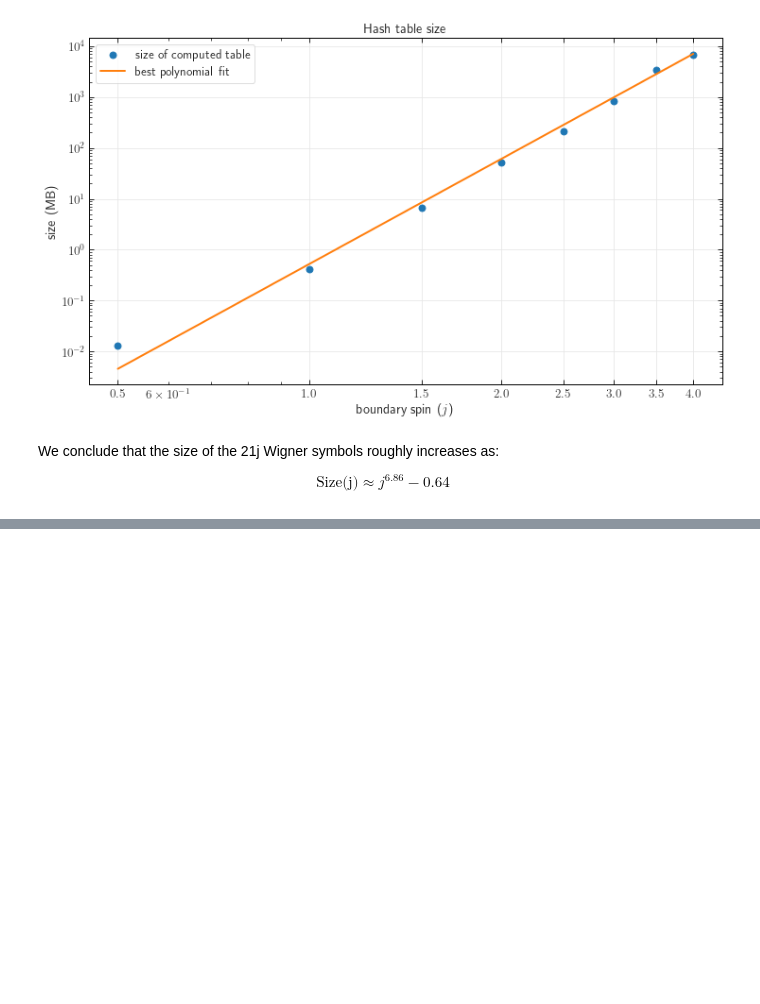
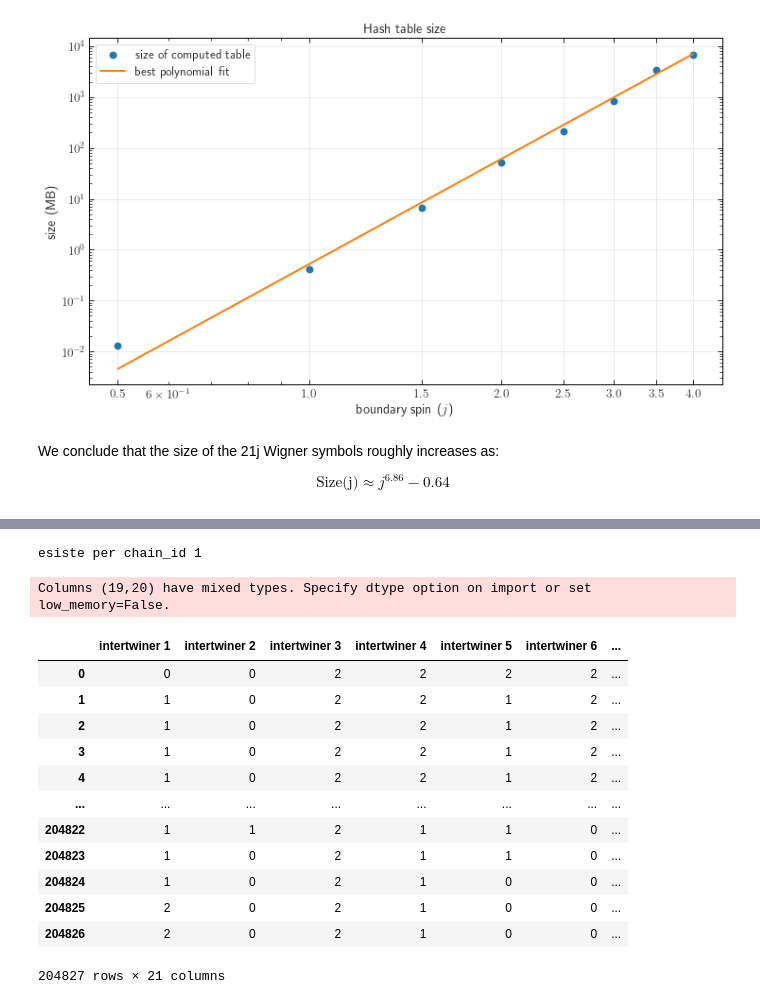
Before and after one commit to PietropaoloFrisoni/MCMC_16_cells_spinfoam, a Jupyter notebook: Python_interface.ipynb, the cells around one changed output, grey strips where cells are left out. Cells and saved outputs as stored; diff of their text form; code cells hidden in the pictures; blank space fills up the shorter version.

```diff
--- a/Python_interface.ipynb
+++ b/Python_interface.ipynb
@@ -288,0 +299,4 @@ angle / (1000000 - 100)
+# %%
+funza(draws_path, spin, length, sigma, burnin, 1)
+# %% [output]
+esiste per chain_id 1
@@ -288,0 +306,17 @@ angle / (1000000 - 100)
+# %%
+pd.read_csv("/home/frisus95/Scrivania/Final_project/data_folder/collected_draws/j_1/N_1000000__sigma_0.38__burnin_10_chain_1.csv")
+# %% [output]
+Columns (19,20) have mixed types. Specify dtype option on import or set low_memory=False.
+|  | intertwiner 1 | intertwiner 2 | intertwiner 3 | intertwiner 4 | intertwiner 5 | intertwiner 6 | ... |
+| 0 | 0 | 0 | 2 | 2 | 2 | 2 | ... |
+| 1 | 1 | 0 | 2 | 2 | 1 | 2 | ... |
+| 2 | 1 | 0 | 2 | 2 | 1 | 2 | ... |
+| 3 | 1 | 0 | 2 | 2 | 1 | 2 | ... |
+| 4 | 1 | 0 | 2 | 2 | 1 | 2 | ... |
+| ... | ... | ... | ... | ... | ... | ... | ... |
+| 204822 | 1 | 1 | 2 | 1 | 1 | 0 | ... |
+| 204823 | 1 | 0 | 2 | 1 | 1 | 0 | ... |
+| 204824 | 1 | 0 | 2 | 1 | 0 | 0 | ... |
+| 204825 | 2 | 0 | 2 | 1 | 0 | 0 | ... |
+| 204826 | 2 | 0 | 2 | 1 | 0 | 0 | ... |
+204827 rows × 21 columns
```
Also changed, not shown: parts of 28 cells of this notebook.
